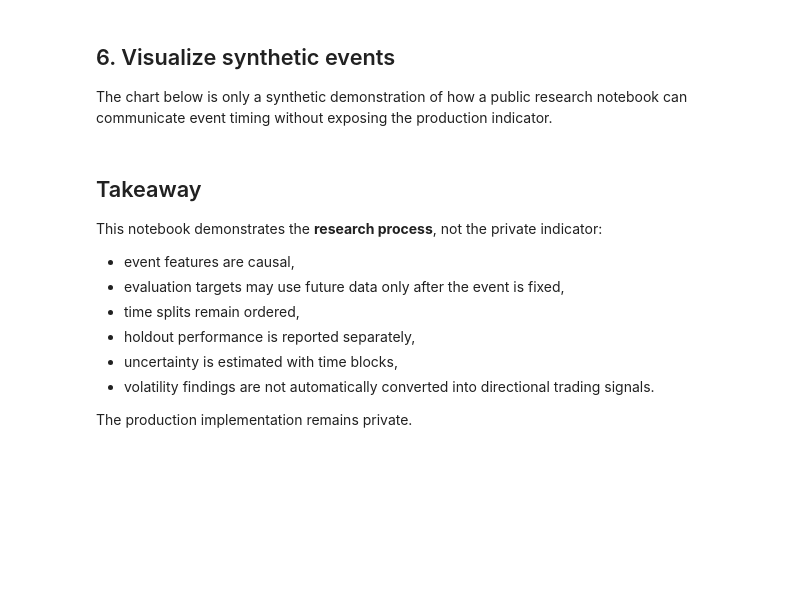
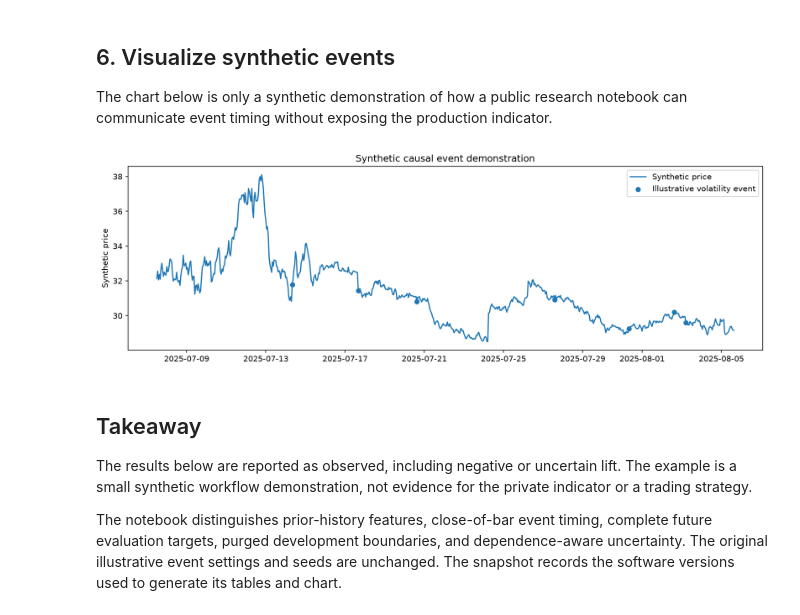
Before and after one commit to xiaoxinbuxin/WaveFilter-Research, a Jupyter notebook: notebooks/public_demo.ipynb, the cells around one changed output. Cells and saved outputs as stored; diff of their text form; code cells hidden in the pictures; blank space fills up the shorter version.

```diff
--- a/notebooks/public_demo.ipynb
+++ b/notebooks/public_demo.ipynb
@@ -114,0 +120,32 @@ The question is simply whether the event identifies a higher probability of futu
+# %%
+cut = int(len(df) * 0.75)
+holdout_start = df.index[cut]
+usable = df.loc[df['label_valid']].copy()
+
+pre_holdout = usable.index < holdout_start
+labels_finished = usable['label_end'] < holdout_start
+development = usable.loc[pre_holdout & labels_finished].copy()
+purged = usable.loc[pre_holdout & ~labels_finished].copy()
+holdout = usable.loc[usable.index >= holdout_start].copy()
+
+# These assertions also run in CI when the notebook is executed.
+assert df.loc[~df['label_valid'], 'future_high_vol'].isna().all()
+assert df.loc[~complete_future, 'future_6bar_mean_abs_return'].isna().all()
+assert (development['label_end'] < holdout_start).all()
+assert development.index.intersection(holdout.index).empty
+assert development['label_end'].max() < holdout.index.min()
+assert len(development) + len(holdout) + len(purged) == len(usable)
+
+split_audit = pd.Series({
+    'original_bars': len(df),
+    'history_unavailable': int((~feature_ready).sum()),
+    'incomplete_future_window': int((~complete_future).sum()),
+    'valid_label_rows': len(usable),
+    'development_rows_purged_at_boundary': len(purged),
+    'development_evaluated': len(development),
+    'holdout_evaluated': len(holdout),
+}, name='rows')
+print('Holdout begins:', holdout_start)
+print('Development:', development.index.min(), 'to', development.index.max())
+print('Holdout:    ', holdout.index.min(), 'to', holdout.index.max())
+display(split_audit.to_frame())
@@ -177,33 +257,34 @@ The chart below is only a synthetic demonstration of how a public research noteb
 # %%
 view = holdout.iloc[:700].copy()
 
 fig, ax = plt.subplots(figsize=(12, 4))
 ax.plot(view.index, view['price'], linewidth=1.5, label='Synthetic price')
 
 event_rows = view[view['demo_event']]
 ax.scatter(
     event_rows.index,
     event_rows['price'],
     marker='o',
     s=30,
     label='Illustrative volatility event',
 )
 
 ax.set_title('Synthetic causal event demonstration')
 ax.set_ylabel('Synthetic price')
 ax.legend()
 plt.tight_layout()
-plt.show()
+from io import BytesIO
+from IPython.display import Image
+
+image_buffer = BytesIO()
+fig.savefig(image_buffer, format='png', dpi=150, bbox_inches='tight')
+display(Image(data=image_buffer.getvalue()))
+plt.close(fig)
+# %% [output]
+[figure, added]
-# %% [markdown]
-## Takeaway
-
-This notebook demonstrates the **research process**, not the private indicator:
-
-- event features are causal,
-- evaluation targets may use future data only after the event is fixed,
-- time splits remain ordered,
-- holdout performance is reported separately,
-- uncertainty is estimated with time blocks,
-- volatility findings are not automatically converted into directional trading signals.
-
-The production implementation remains private.
+# %% [markdown]
+## Takeaway
+
+The results below are reported as observed, including negative or uncertain lift. The example is a small synthetic workflow demonstration, not evidence for the private indicator or a trading strategy.
+
+The notebook distinguishes prior-history features, close-of-bar event timing, complete future evaluation targets, purged development boundaries, and dependence-aware uncertainty. The original illustrative event settings and seeds are unchanged. The snapshot records the software versions used to generate its tables and chart.
```
Also changed, not shown: parts of 19 cells of this notebook, 15 other files.
